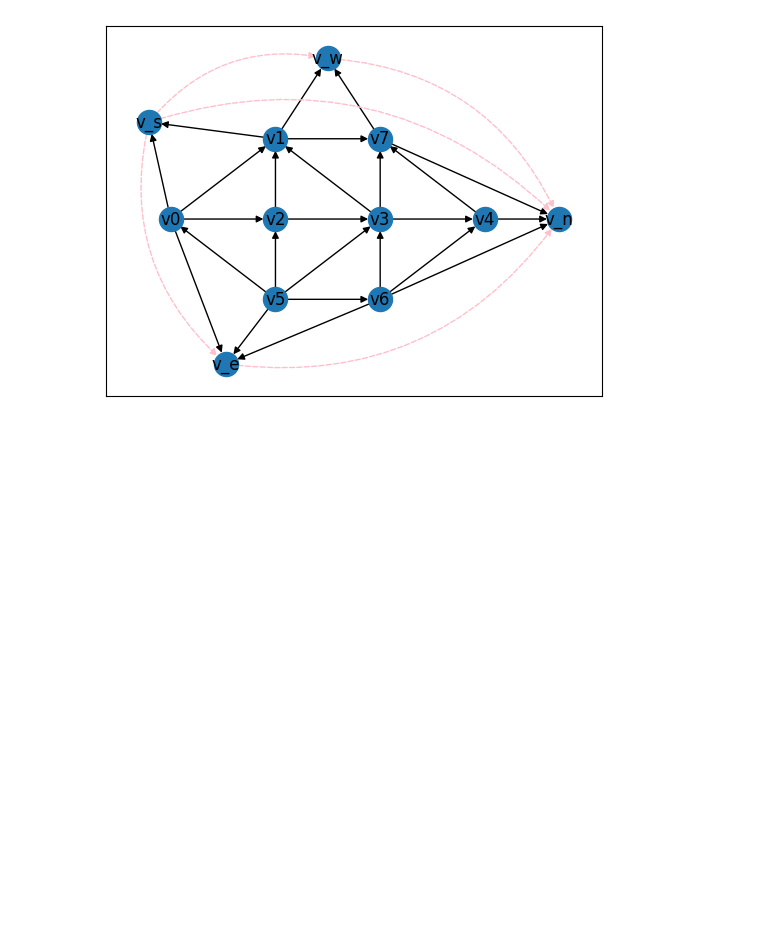
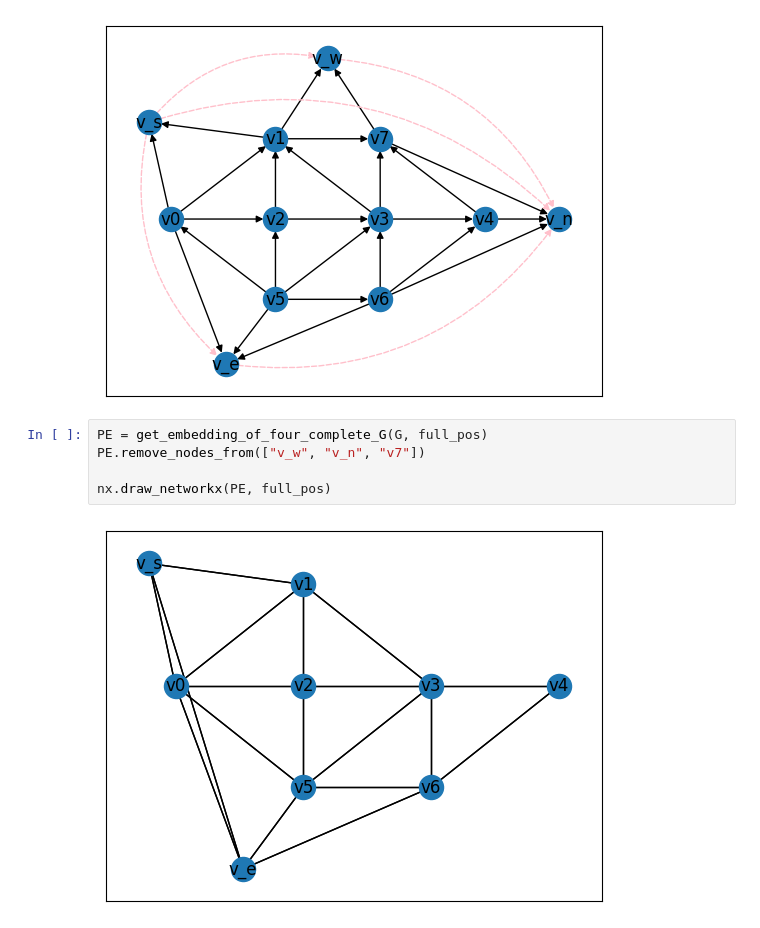
Before and after one commit to juliet29/graph2plan, a Jupyter notebook: notebooks/03_1_draw_four_complete.ipynb, the cells around one changed output. Cells and saved outputs as stored; diff of their text form; blank space fills up the shorter version.

```diff
--- a/notebooks/03_1_draw_four_complete.ipynb
+++ b/notebooks/03_1_draw_four_complete.ipynb
@@ -19,3 +22,10 @@ from copy import deepcopy
 G, pos, full_pos =  test_four_complete()
 # %% [output]
 [figure]
+# %%
+PE = get_embedding_of_four_complete_G(G, full_pos)
+PE.remove_nodes_from(["v_w", "v_n", "v7"])
+
+nx.draw_networkx(PE, full_pos)
+# %% [output]
+[figure, added]
```
Also changed, not shown: parts of 29 cells of this notebook, 9 other files.
